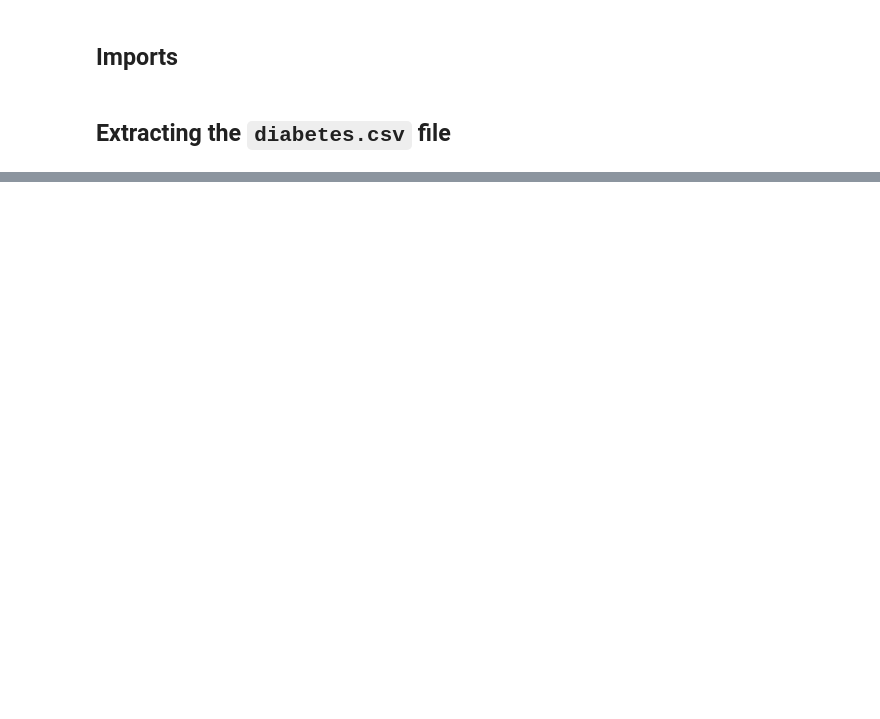
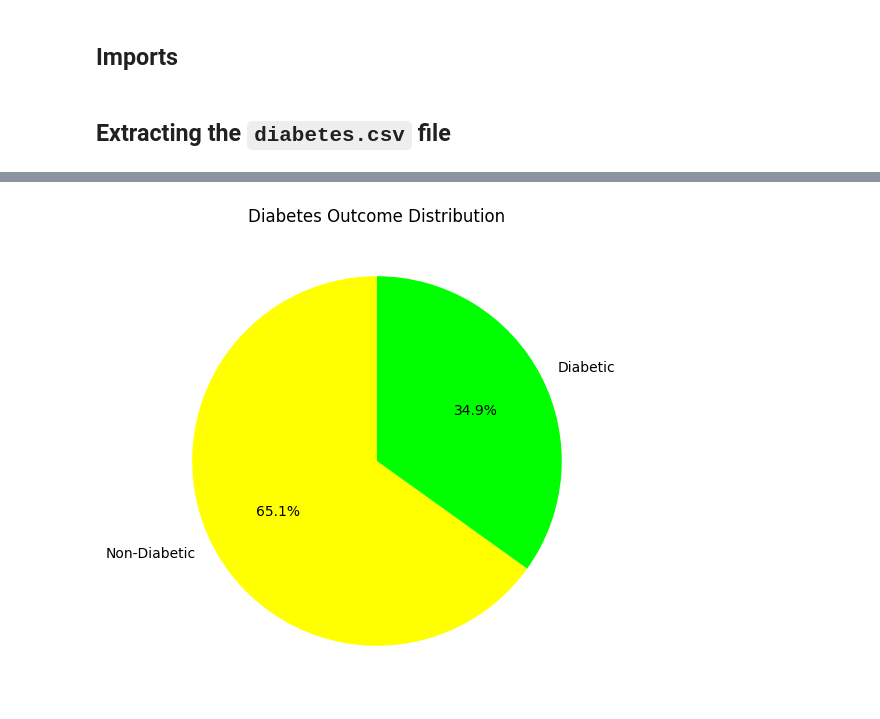
Before and after one commit to trashsock/comp_sci_7318_UoA, a Jupyter notebook: assn1.ipynb, the cells around one changed output, grey strips where cells are left out. Saved outputs shown, nothing was run; the diff lists cells and outputs as text; code cells hidden in the pictures; blank space fills up the shorter version.

```diff
--- a/assn1.ipynb
+++ b/assn1.ipynb
@@ -398,0 +106,9 @@ weighted avg       0.75      0.72      0.73       154
+# %%
+# Outcome class distribution
+outcome_counts = df['Outcome'].value_counts()
+plt.figure(figsize=(6, 6))
+plt.pie(outcome_counts, labels=['Non-Diabetic', 'Diabetic'], autopct='%1.1f%%', startangle=90, colors=['yellow', 'lime'])
+plt.title('Diabetes Outcome Distribution')
+plt.show()
+# %% [output]
+[figure, added]
```
Also changed, not shown: parts of 69 cells of this notebook.
